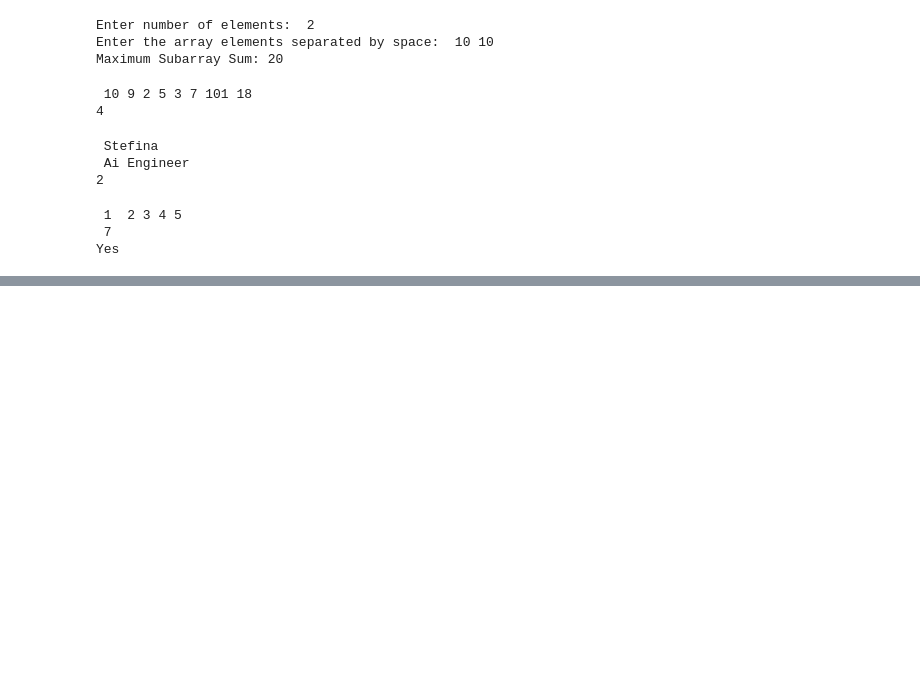
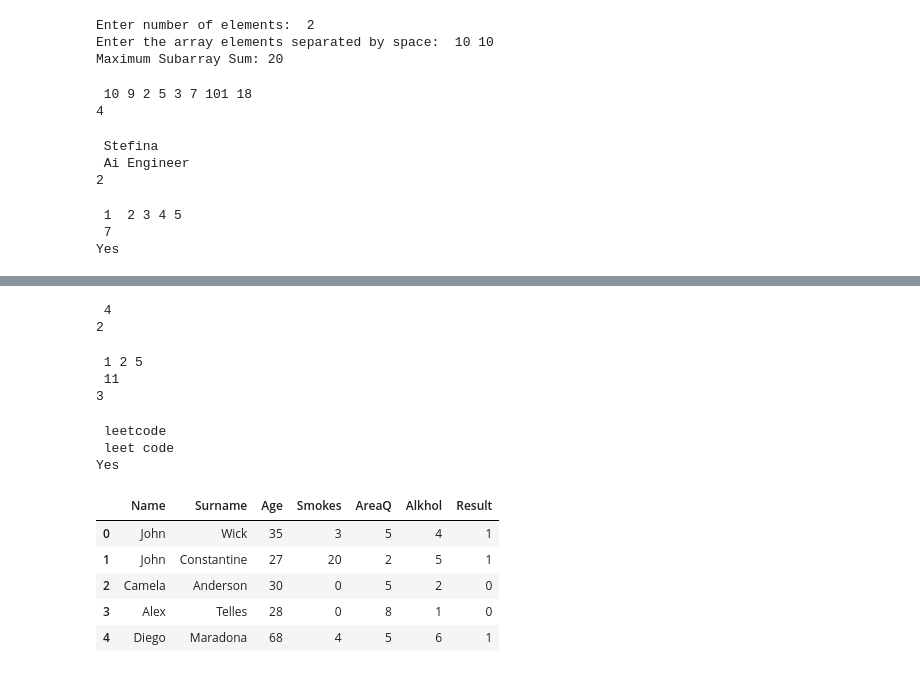
Before and after one commit to Stefina-11/pynotes, a Jupyter notebook: notebooks/basics/test_1.ipynb, the cells around one changed output, grey strips where cells are left out. Saved outputs shown, nothing was run; the diff lists cells and outputs as text; code cells hidden in the pictures; blank space fills up the shorter version.

```diff
--- a/notebooks/basics/test_1.ipynb
+++ b/notebooks/basics/test_1.ipynb
@@ -102,0 +265,61 @@ Yes
+# %%
+def solve():
+    def is_safe(board, row, col):
+        for i in range(row):
+            if board[i] == col or abs(board[i] - col) == abs(i - row):
+                return False
+        return True
+
+    def solve_nq(n):
+        def backtrack(row=0):
+            if row == n:
+                result.append(board[:])
+                return
+            for col in range(n):
+                if is_safe(board, row, col):
+                    board[row] = col
+                    backtrack(row + 1)
+        board = [-1] * n
+        result = []
+        backtrack()
+        return result
+
+    n = int(input())
+    solutions = solve_nq(n)
+    print(len(solutions))
+solve()
+# %% [output]
+ 4
+2
+# %%
+def solve():
+    coins = list(map(int, input().split()))
+    amount = int(input())
+    dp = [float('inf')] * (amount + 1)
+    dp[0] = 0
+    for c in coins:
+        for i in range(c, amount + 1):
+            dp[i] = min(dp[i], dp[i - c] + 1)
+    print(dp[amount] if dp[amount] != float('inf') else -1)
+solve()
+# %% [output]
+ 1 2 5
+ 11
+3
+# %%
+def solve():
+    s = input().strip()
+    word_dict = set(input().strip().split())
+    dp = [False] * (len(s)+1)
+    dp[0] = True
+    for i in range(1, len(s)+1):
+        for j in range(i):
+            if dp[j] and s[j:i] in word_dict:
+                dp[i] = True
+                break
+    print("Yes" if dp[-1] else "No")
+solve()
+# %% [output]
+ leetcode
+ leet code
+Yes
@@ -102,0 +335,10 @@ Yes
+# %%
+df = pd.read_csv("lung_cancer.csv")  # make sure this file is in your JupyterLab folder
+df.head()
+# %% [output]
+|  | Name | Surname | Age | Smokes | AreaQ | Alkhol | Result |
+| 0 | John | Wick | 35 | 3 | 5 | 4 | 1 |
+| 1 | John | Constantine | 27 | 20 | 2 | 5 | 1 |
+| 2 | Camela | Anderson | 30 | 0 | 5 | 2 | 0 |
+| 3 | Alex | Telles | 28 | 0 | 8 | 1 | 0 |
+| 4 | Diego | Maradona | 68 | 4 | 5 | 6 | 1 |
```
Also changed, not shown: parts of 14 cells of this notebook, 15 other files.
